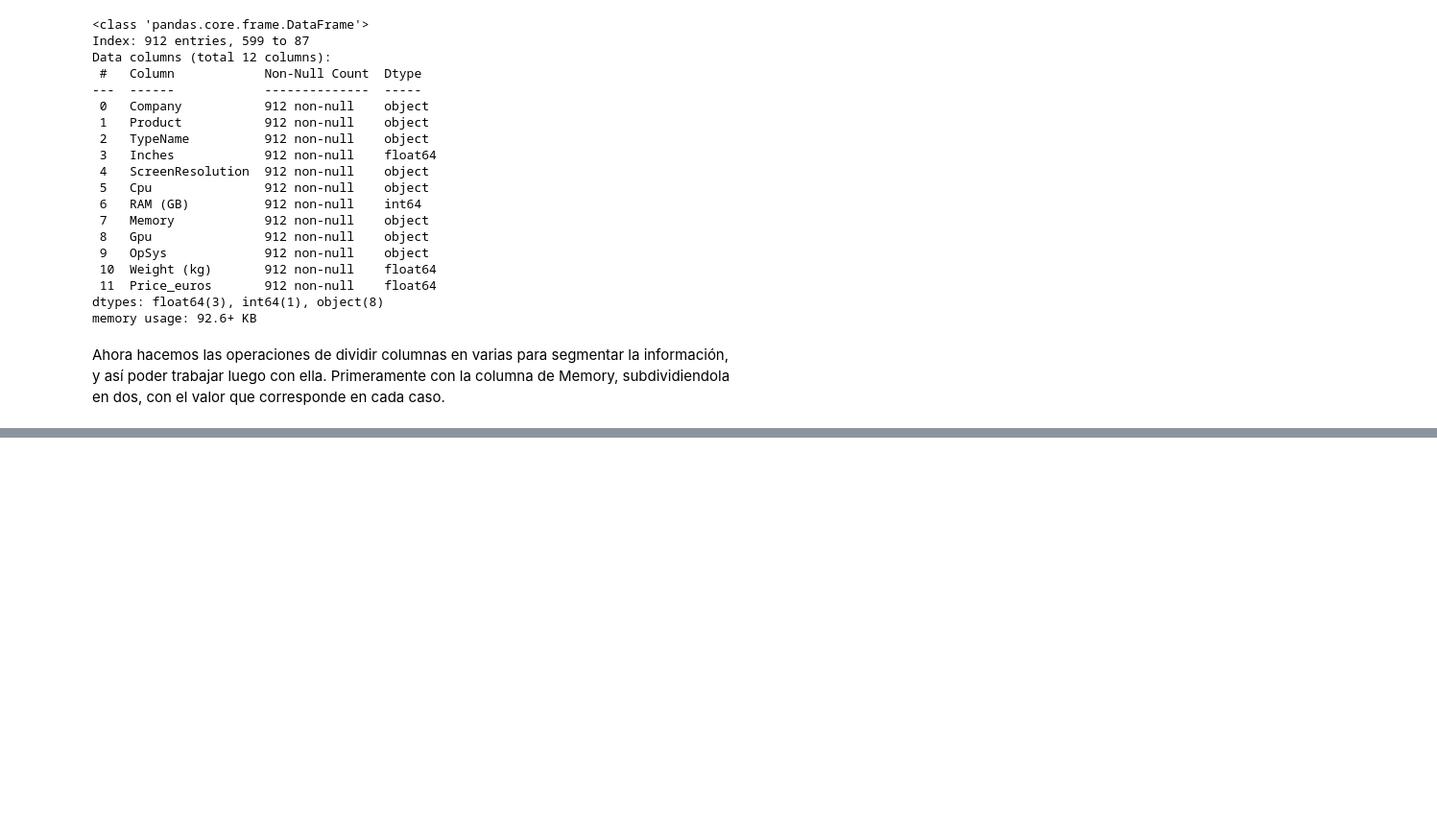
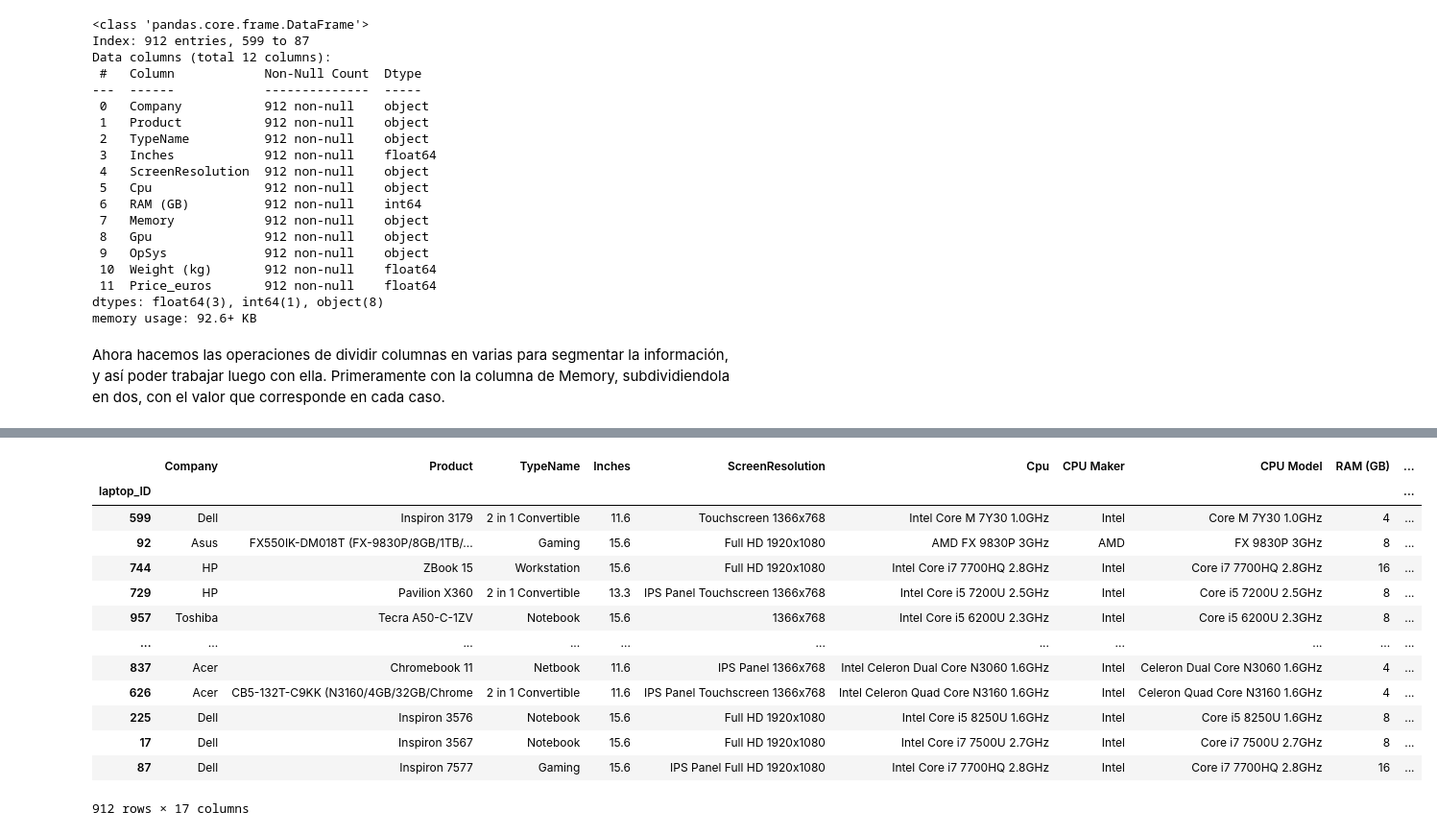
Before and after one commit to angelgvill/DS102024, a Jupyter notebook: 3-MachineLearning/2-Supervisado/ordenadores_agv.ipynb, the cells around one changed output, grey strips where cells are left out. Shown at 96% size. Drawn from its saved outputs; the diff is of its cells as text; code cells hidden in the pictures; blank space fills up the shorter version.

```diff
--- a/3-MachineLearning/2-Supervisado/ordenadores_agv.ipynb
+++ b/3-MachineLearning/2-Supervisado/ordenadores_agv.ipynb
@@ -191,0 +260,9 @@ df
+# %%
+# Extraer la primera palabra de la columna 'Cpu'
+df['Cpu_Maker'] = df['Cpu'].str.split().str[0]
+
+# Filtrar una fila por cada valor único en 'Cpu_Maker'
+unique_cpu_df = df.drop_duplicates(subset='Cpu_Maker', keep='first')
+
+# Mostrar el resultado
+unique_cpu_df
@@ -191,0 +275,35 @@ df
+# %%
+# Eliminar las columna que acabo de crear
+df = df.drop(columns=['Cpu_Maker'])
+# %%
+# Lista de valores únicos para 'CPU Maker'
+cpu_makers = ['Intel', 'AMD', 'Samsung']
+
+# Extraer 'CPU Maker' y el resto como 'CPU Model'
+if 'CPU Maker' not in df.columns:
+    df['CPU Maker'] = df['Cpu'].apply(lambda x: next((maker for maker in cpu_makers if maker in x), 'Other'))
+if 'CPU Model' not in df.columns:
+    df['CPU Model'] = df['Cpu'].str.replace('|'.join(cpu_makers), '', regex=True).str.strip()
+
+# Reorganizar columnas para colocar las nuevas detrás de 'Cpu'
+cols = df.columns.tolist()
+cpu_idx = cols.index('Cpu')
+new_cols_order = cols[:cpu_idx + 1] + ['CPU Maker', 'CPU Model'] + cols[cpu_idx + 1:-2]
+df = df[new_cols_order]
+
+df
+# %% [output]
+|  | Company | Product | TypeName | Inches | ScreenResolution | Cpu | CPU Maker | CPU Model | RAM (GB) | ... |
+| laptop_ID |  |  |  |  |  |  |  |  |  | ... |
+| 599 | Dell | Inspiron 3179 | 2 in 1 Convertible | 11.6 | Touchscreen 1366x768 | Intel Core M 7Y30 1.0GHz | Intel | Core M 7Y30 1.0GHz | 4 | ... |
+| 92 | Asus | FX550IK-DM018T (FX-9830P/8GB/1TB/... | Gaming | 15.6 | Full HD 1920x1080 | AMD FX 9830P 3GHz | AMD | FX 9830P 3GHz | 8 | ... |
+| 744 | HP | ZBook 15 | Workstation | 15.6 | Full HD 1920x1080 | Intel Core i7 7700HQ 2.8GHz | Intel | Core i7 7700HQ 2.8GHz | 16 | ... |
+| 729 | HP | Pavilion X360 | 2 in 1 Convertible | 13.3 | IPS Panel Touchscreen 1366x768 | Intel Core i5 7200U 2.5GHz | Intel | Core i5 7200U 2.5GHz | 8 | ... |
+| 957 | Toshiba | Tecra A50-C-1ZV | Notebook | 15.6 | 1366x768 | Intel Core i5 6200U 2.3GHz | Intel | Core i5 6200U 2.3GHz | 8 | ... |
+| ... | ... | ... | ... | ... | ... | ... | ... | ... | ... | ... |
+| 837 | Acer | Chromebook 11 | Netbook | 11.6 | IPS Panel 1366x768 | Intel Celeron Dual Core N3060 1.6GHz | Intel | Celeron Dual Core N3060 1.6GHz | 4 | ... |
+| 626 | Acer | CB5-132T-C9KK (N3160/4GB/32GB/Chrome | 2 in 1 Convertible | 11.6 | IPS Panel Touchscreen 1366x768 | Intel Celeron Quad Core N3160 1.6GHz | Intel | Celeron Quad Core N3160 1.6GHz | 4 | ... |
+| 225 | Dell | Inspiron 3576 | Notebook | 15.6 | Full HD 1920x1080 | Intel Core i5 8250U 1.6GHz | Intel | Core i5 8250U 1.6GHz | 8 | ... |
+| 17 | Dell | Inspiron 3567 | Notebook | 15.6 | Full HD 1920x1080 | Intel Core i7 7500U 2.7GHz | Intel | Core i7 7500U 2.7GHz | 8 | ... |
+| 87 | Dell | Inspiron 7577 | Gaming | 15.6 | IPS Panel Full HD 1920x1080 | Intel Core i7 7700HQ 2.8GHz | Intel | Core i7 7700HQ 2.8GHz | 16 | ... |
+912 rows × 17 columns
```
Also changed, not shown: parts of 7 cells of this notebook.
